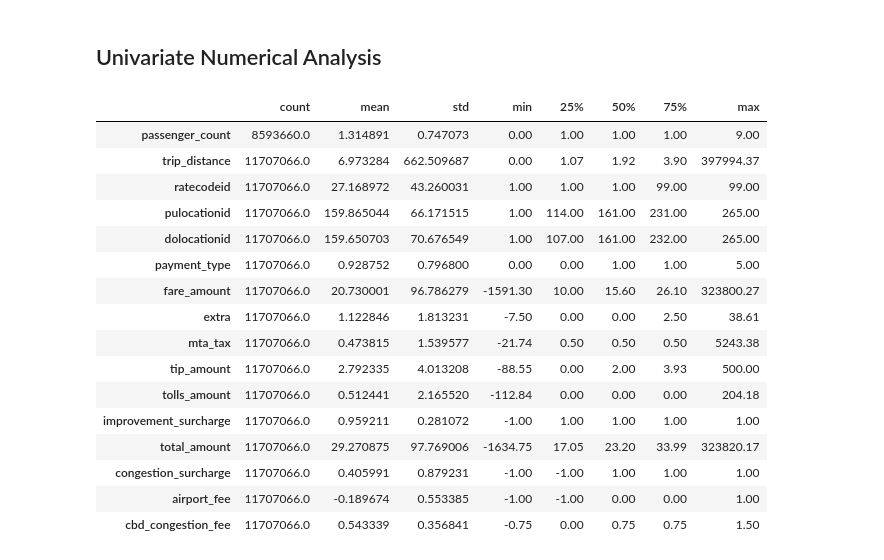
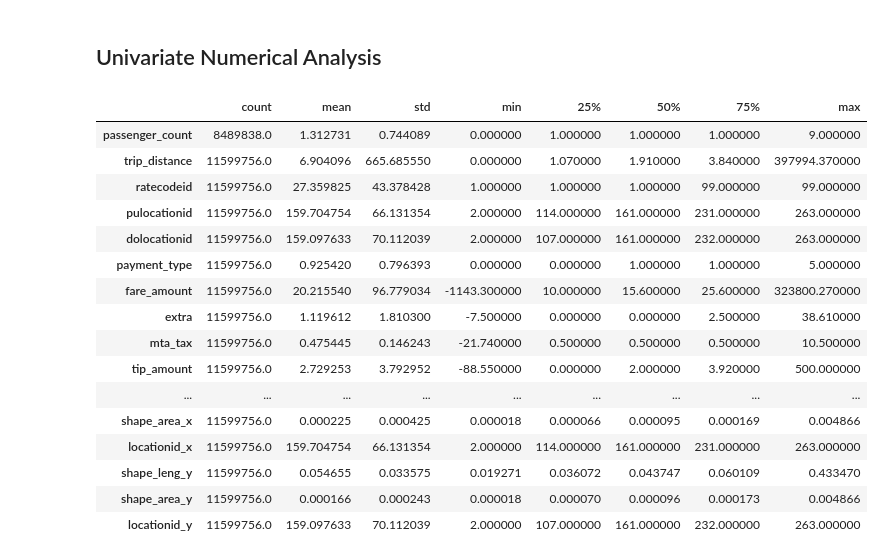
Before and after one commit to drod75/nyc_taxi_analysis, a Jupyter notebook: notebooks/data_exploration.ipynb, the cells around one changed output. Cells and saved outputs as stored; diff of their text form; code cells hidden in the pictures.

```diff
--- a/notebooks/data_exploration.ipynb
+++ b/notebooks/data_exploration.ipynb
@@ -19,6 +19,11 @@ Mounted at drive
 # %%
 taxi_df = pd.read_csv("/content/drive/MyDrive/taxi_summer_data.csv")
 zone_df = geopandas.read_file("/content/drive/MyDrive/taxi_zones_data.json")
+# %%
+taxi_zone_df = pd.merge(taxi_df, zone_df, left_on='pulocationid', right_on='locationid', how='left')
+taxi_zone_df = taxi_zone_df.rename(columns={'borough': 'puborough', 'zone': 'puzone'})
+taxi_zone_df = pd.merge(taxi_zone_df, zone_df, left_on='dolocationid', right_on='locationid', how='left')
+taxi_zone_df = taxi_zone_df.rename(columns={'borough': 'duborough', 'zone': 'duzone'})
 # %% [markdown]
 ## Data Review
 # %%
@@ -110,22 +149,22 @@ dtype: int64
 # %% [markdown]
 ## Univariate Numerical Analysis
 # %%
-taxi_df.describe().T
+taxi_zone_df.describe().T
 # %% [output]
 |  | count | mean | std | min | 25% | 50% | 75% | max |
-| passenger_count | 8593660.0 | 1.314891 | 0.747073 | 0.00 | 1.00 | 1.00 | 1.00 | 9.00 |
-| trip_distance | 11707066.0 | 6.973284 | 662.509687 | 0.00 | 1.07 | 1.92 | 3.90 | 397994.37 |
-| ratecodeid | 11707066.0 | 27.168972 | 43.260031 | 1.00 | 1.00 | 1.00 | 99.00 | 99.00 |
-| pulocationid | 11707066.0 | 159.865044 | 66.171515 | 1.00 | 114.00 | 161.00 | 231.00 | 265.00 |
-| dolocationid | 11707066.0 | 159.650703 | 70.676549 | 1.00 | 107.00 | 161.00 | 232.00 | 265.00 |
-| payment_type | 11707066.0 | 0.928752 | 0.796800 | 0.00 | 0.00 | 1.00 | 1.00 | 5.00 |
-| fare_amount | 11707066.0 | 20.730001 | 96.786279 | -1591.30 | 10.00 | 15.60 | 26.10 | 323800.27 |
-| extra | 11707066.0 | 1.122846 | 1.813231 | -7.50 | 0.00 | 0.00 | 2.50 | 38.61 |
-| mta_tax | 11707066.0 | 0.473815 | 1.539577 | -21.74 | 0.50 | 0.50 | 0.50 | 5243.38 |
-| tip_amount | 11707066.0 | 2.792335 | 4.013208 | -88.55 | 0.00 | 2.00 | 3.93 | 500.00 |
-| tolls_amount | 11707066.0 | 0.512441 | 2.165520 | -112.84 | 0.00 | 0.00 | 0.00 | 204.18 |
-| improvement_surcharge | 11707066.0 | 0.959211 | 0.281072 | -1.00 | 1.00 | 1.00 | 1.00 | 1.00 |
-| total_amount | 11707066.0 | 29.270875 | 97.769006 | -1634.75 | 17.05 | 23.20 | 33.99 | 323820.17 |
-| congestion_surcharge | 11707066.0 | 0.405991 | 0.879231 | -1.00 | -1.00 | 1.00 | 1.00 | 1.00 |
-| airport_fee | 11707066.0 | -0.189674 | 0.553385 | -1.00 | -1.00 | 0.00 | 0.00 | 1.00 |
-| cbd_congestion_fee | 11707066.0 | 0.543339 | 0.356841 | -0.75 | 0.00 | 0.75 | 0.75 | 1.50 |
+| passenger_count | 8489838.0 | 1.312731 | 0.744089 | 0.000000 | 1.000000 | 1.000000 | 1.000000 | 9.000000 |
+| trip_distance | 11599756.0 | 6.904096 | 665.685550 | 0.000000 | 1.070000 | 1.910000 | 3.840000 | 397994.370000 |
+| ratecodeid | 11599756.0 | 27.359825 | 43.378428 | 1.000000 | 1.000000 | 1.000000 | 99.000000 | 99.000000 |
+| pulocationid | 11599756.0 | 159.704754 | 66.131354 | 2.000000 | 114.000000 | 161.000000 | 231.000000 | 263.000000 |
+| dolocationid | 11599756.0 | 159.097633 | 70.112039 | 2.000000 | 107.000000 | 161.000000 | 232.000000 | 263.000000 |
+| payment_type | 11599756.0 | 0.925420 | 0.796393 | 0.000000 | 0.000000 | 1.000000 | 1.000000 | 5.000000 |
+| fare_amount | 11599756.0 | 20.215540 | 96.779034 | -1143.300000 | 10.000000 | 15.600000 | 25.600000 | 323800.270000 |
+| extra | 11599756.0 | 1.119612 | 1.810300 | -7.500000 | 0.000000 | 0.000000 | 2.500000 | 38.610000 |
+| mta_tax | 11599756.0 | 0.475445 | 0.146243 | -21.740000 | 0.500000 | 0.500000 | 0.500000 | 10.500000 |
+| tip_amount | 11599756.0 | 2.729253 | 3.792952 | -88.550000 | 0.000000 | 2.000000 | 3.920000 | 500.000000 |
+| ... | ... | ... | ... | ... | ... | ... | ... | ... |
+| shape_area_x | 11599756.0 | 0.000225 | 0.000425 | 0.000018 | 0.000066 | 0.000095 | 0.000169 | 0.004866 |
+| locationid_x | 11599756.0 | 159.704754 | 66.131354 | 2.000000 | 114.000000 | 161.000000 | 231.000000 | 263.000000 |
+| shape_leng_y | 11599756.0 | 0.054655 | 0.033575 | 0.019271 | 0.036072 | 0.043747 | 0.060109 | 0.433470 |
+| shape_area_y | 11599756.0 | 0.000166 | 0.000243 | 0.000018 | 0.000070 | 0.000096 | 0.000173 | 0.004866 |
+| locationid_y | 11599756.0 | 159.097633 | 70.112039 | 2.000000 | 107.000000 | 161.000000 | 232.000000 | 263.000000 |
```
Also changed, not shown: parts of 17 cells of this notebook.
